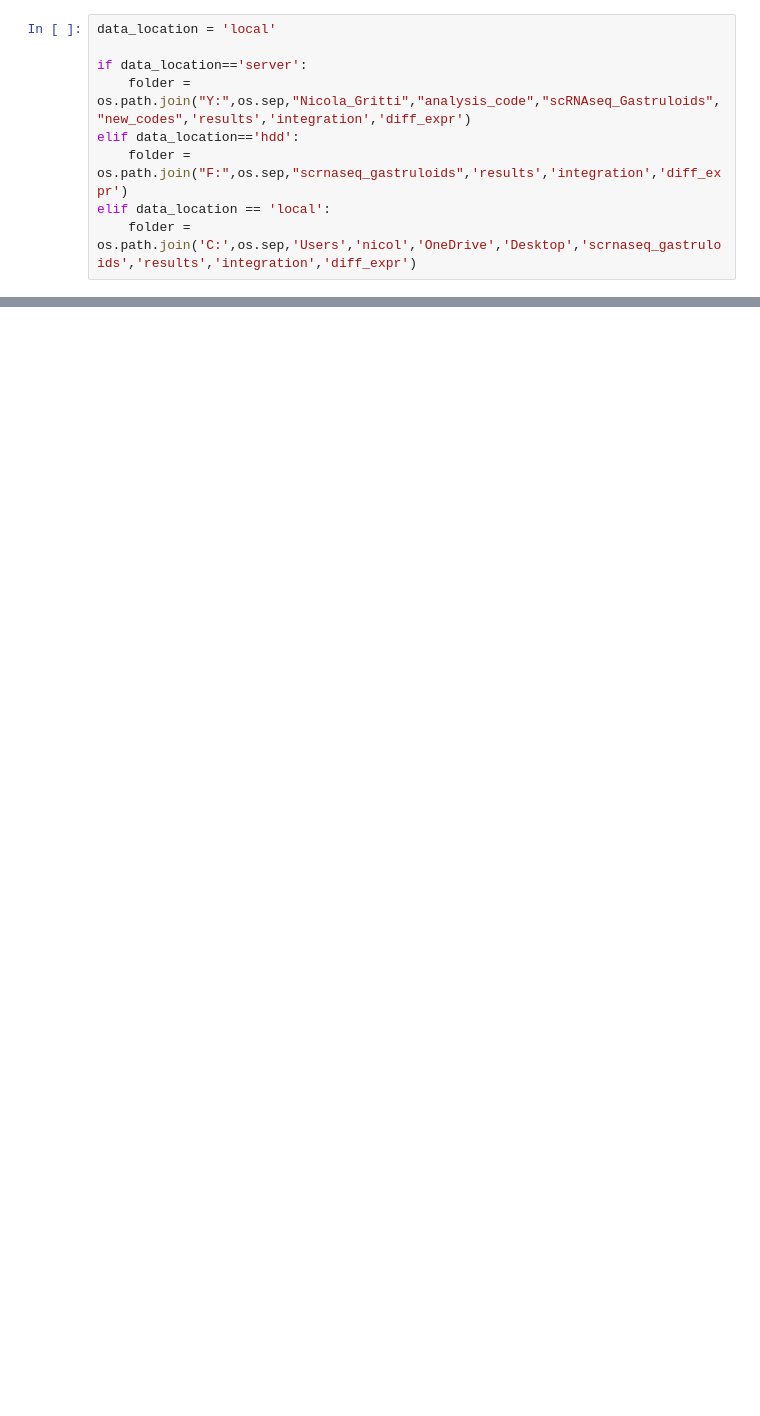
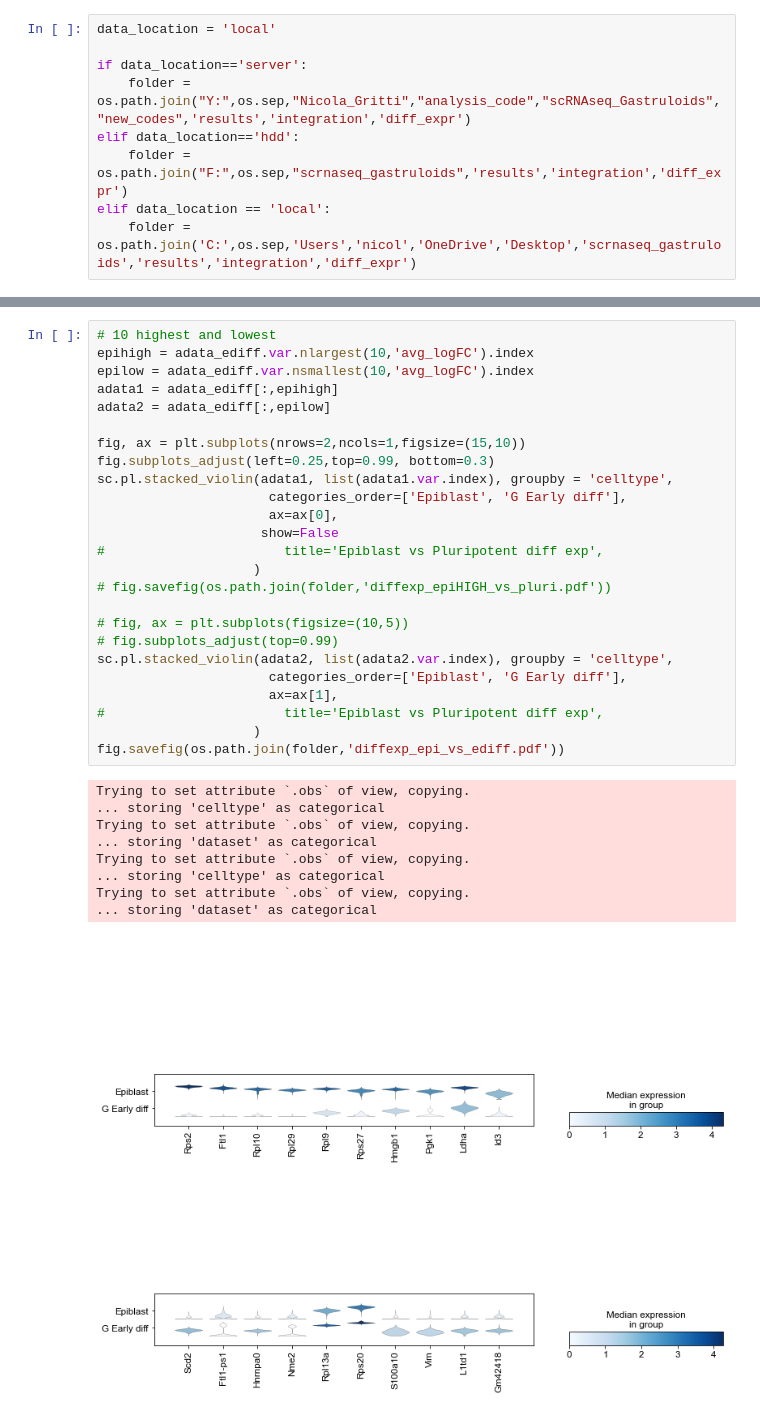
Before and after one commit to grinic/scRNAseq_gastruloids2020, a Jupyter notebook: integration/differential_expression/plot_diff_exp.ipynb, the cells around one changed output, grey strips where cells are left out. Cells and saved outputs as stored; diff of their text form; blank space fills up the shorter version.

```diff
--- a/integration/differential_expression/plot_diff_exp.ipynb
+++ b/integration/differential_expression/plot_diff_exp.ipynb
@@ -90,0 +126,35 @@ ax.get_xticklabels()[0].get_text()
+# %%
+# 10 highest and lowest
+epihigh = adata_ediff.var.nlargest(10,'avg_logFC').index
+epilow = adata_ediff.var.nsmallest(10,'avg_logFC').index
+adata1 = adata_ediff[:,epihigh]
+adata2 = adata_ediff[:,epilow]
+
+fig, ax = plt.subplots(nrows=2,ncols=1,figsize=(15,10))
+fig.subplots_adjust(left=0.25,top=0.99, bottom=0.3)
+sc.pl.stacked_violin(adata1, list(adata1.var.index), groupby = 'celltype',
+                      categories_order=['Epiblast', 'G Early diff'],
+                      ax=ax[0],
+                     show=False
+#                       title='Epiblast vs Pluripotent diff exp',
+                    )
+# fig.savefig(os.path.join(folder,'diffexp_epiHIGH_vs_pluri.pdf'))
+
+# fig, ax = plt.subplots(figsize=(10,5))
+# fig.subplots_adjust(top=0.99)
+sc.pl.stacked_violin(adata2, list(adata2.var.index), groupby = 'celltype',
+                      categories_order=['Epiblast', 'G Early diff'],
+                      ax=ax[1],
+#                       title='Epiblast vs Pluripotent diff exp',
+                    )
+fig.savefig(os.path.join(folder,'diffexp_epi_vs_ediff.pdf'))
+# %% [output]
+Trying to set attribute `.obs` of view, copying.
+... storing 'celltype' as categorical
+Trying to set attribute `.obs` of view, copying.
+... storing 'dataset' as categorical
+Trying to set attribute `.obs` of view, copying.
+... storing 'celltype' as categorical
+Trying to set attribute `.obs` of view, copying.
+... storing 'dataset' as categorical
+[figure, added]
```
Also changed, not shown: parts of 19 cells of this notebook, 4 other files.
